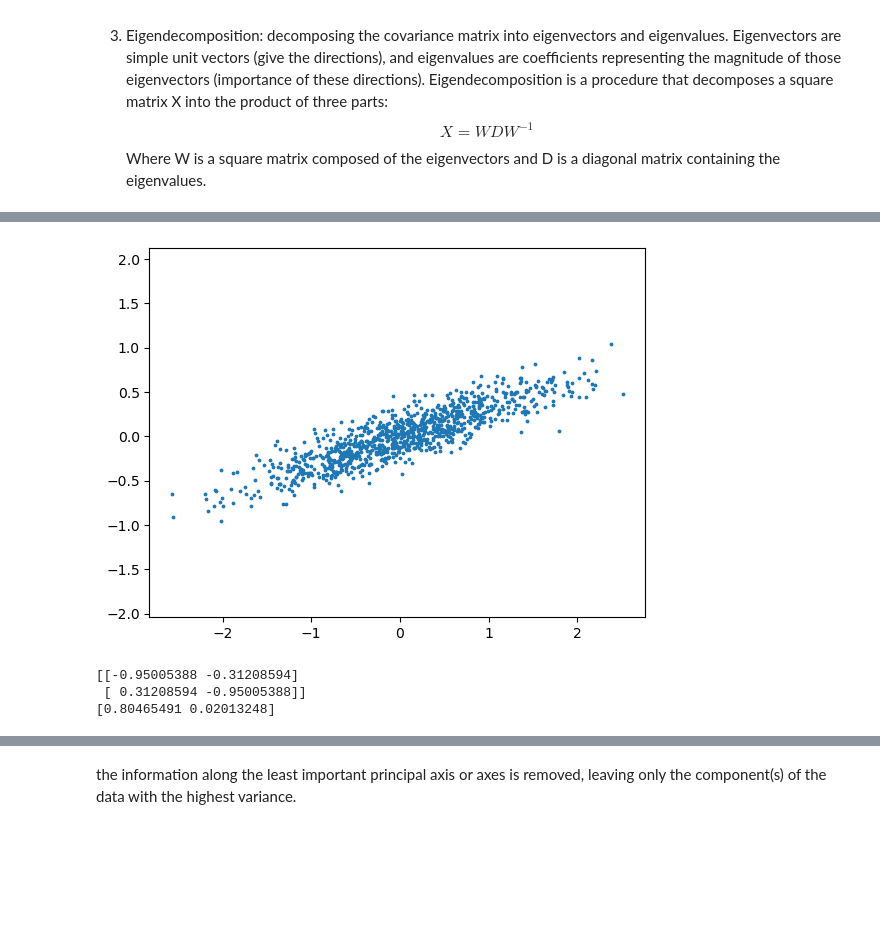
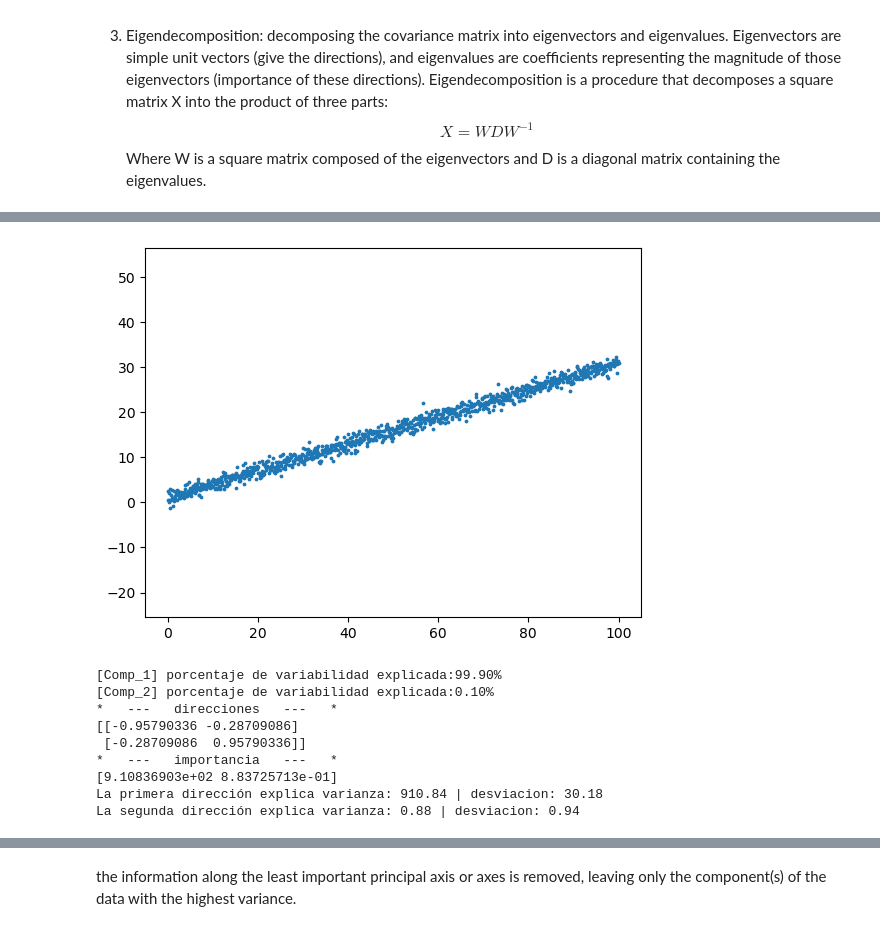
Before and after one commit to deivMM/IA, a Jupyter notebook: scripts/PCA.ipynb, the cells around one changed output, grey strips where cells are left out. Cells and saved outputs as stored; diff of their text form; code cells hidden in the pictures; blank space fills up the shorter version.

```diff
--- a/scripts/PCA.ipynb
+++ b/scripts/PCA.ipynb
@@ -18,22 +26,42 @@ import pandas as pd
 import matplotlib.pyplot as plt
 import seaborn as sns
 # %%
-rng = np.random.RandomState(1)
-X = np.dot(rng.rand(2, 2), rng.randn(2, 1000)).T
+np.random.seed(1)
+
+data_size= 1000
+x = np.linspace(0, 100, data_size)
+y = .3 * x + 1 + np.random.normal(0, 1, data_size)
+X = np.column_stack((x, y))
+
 f, ax = plt.subplots()
 ax.scatter(X[:, 0], X[:, 1], s = 3)
 ax.axis('equal')
 plt.show()
 # %% [output]
-[figure, old version]
+[figure, new version]
-# %%
-from sklearn.decomposition import PCA
-pca = PCA()
-pca.fit(X)
-print(pca.components_)
-print(pca.explained_variance_)
-# %% [output]
-[[-0.95005388 -0.31208594]
- [ 0.31208594 -0.95005388]]
-[0.80465491 0.02013248]
+# %%
+from sklearn.decomposition import PCA
+pca = PCA()
+pca.fit(X)
+explained_variance_ratio = pca.explained_variance_ratio_
+
+for cpn, exp_var_rat in enumerate(explained_variance_ratio):
+    print(f"[Comp_{cpn+1}] porcentaje de variabilidad explicada:{exp_var_rat:.2%}")
+
+print('*   ---   direcciones   ---   *')
+print(pca.components_)
+print('*   ---   importancia   ---   *')
+print(pca.explained_variance_)
+print(f'La primera dirección explica varianza: {pca.explained_variance_[0]:.2f} | desviacion: {np.sqrt(pca.explained_variance_[0]):.2f}')
+print(f'La segunda dirección explica varianza: {pca.explained_variance_[1]:.2f} | desviacion: {np.sqrt(pca.explained_variance_[1]):.2f}')
+# %% [output]
+[Comp_1] porcentaje de variabilidad explicada:99.90%
+[Comp_2] porcentaje de variabilidad explicada:0.10%
+*   ---   direcciones   ---   *
+[[-0.95790336 -0.28709086]
+ [-0.28709086  0.95790336]]
+*   ---   importancia   ---   *
+[9.10836903e+02 8.83725713e-01]
+La primera dirección explica varianza: 910.84 | desviacion: 30.18
+La segunda dirección explica varianza: 0.88 | desviacion: 0.94
 # %%
```
Also changed, not shown: parts of 6 cells of this notebook.
